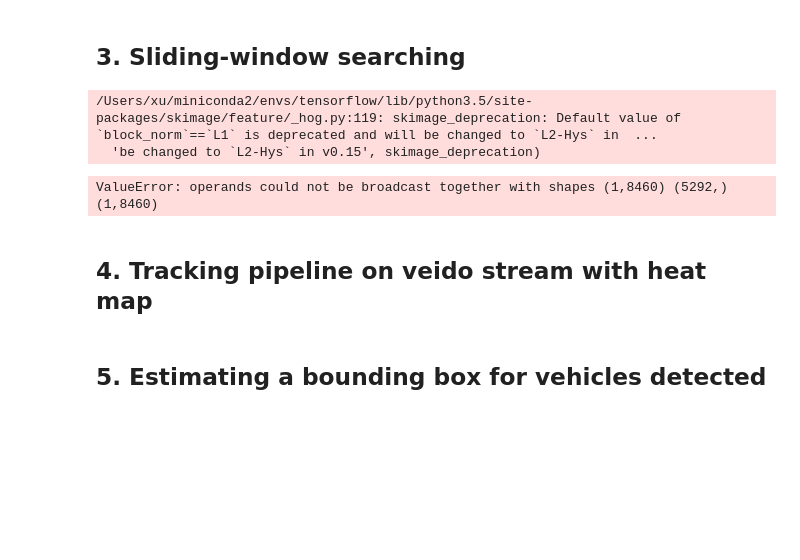
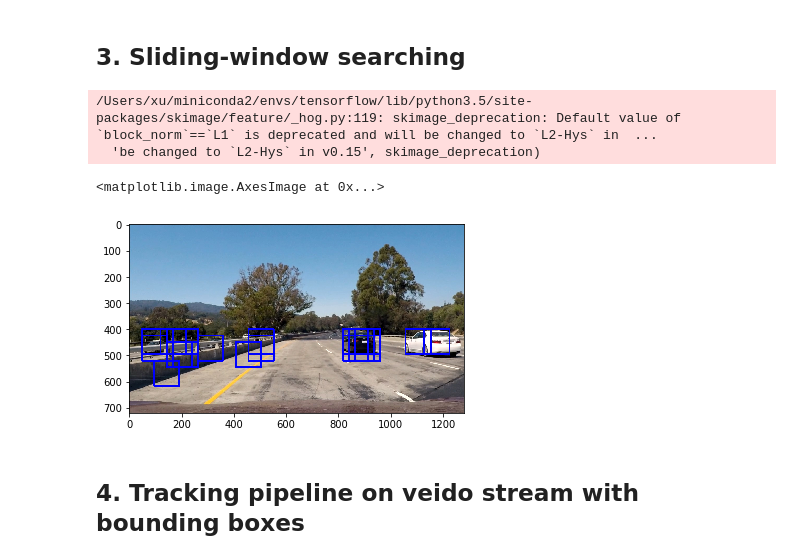
Before and after one commit to DataShrimp/CarND-Vehicle-Detection, a Jupyter notebook: solution.ipynb, the cells around one changed output. Cells and saved outputs as stored; diff of their text form; code cells hidden in the pictures; blank space fills up the shorter version.

```diff
--- a/solution.ipynb
+++ b/solution.ipynb
@@ -136,7 +153,7 @@ def extract_features(imgs, cspace='RGB', orient=9, pix_per_cell=8, cell_per_bloc
     # Return list of feature vectors
     return features
 # %%
-colorspace = 'HLS'
+colorspace = 'YCrCb'
 orient = 9
 pix_per_cell = 8
 cell_per_block = 2
@@ -173,25 +190,6 @@ def convert_color(img, conv='RGB2YCrCb'):
         return cv2.cvtColor(img, cv2.COLOR_BGR2YCrCb)
     if conv == 'RGB2LUV':
         return cv2.cvtColor(img, cv2.COLOR_RGB2LUV)
-
-def get_hog_features(img, orient, pix_per_cell, cell_per_block,
-                        vis=False, feature_vec=True):
-    # Call with two outputs if vis==True
-    if vis == True:
-        features, hog_image = hog(img, orientations=orient,
-                                  pixels_per_cell=(pix_per_cell, pix_per_cell),
-                                  cells_per_block=(cell_per_block, cell_per_block),
-                                  transform_sqrt=False,
-                                  visualise=vis, feature_vector=feature_vec)
-        return features, hog_image
-    # Otherwise call with one output
-    else:
-        features = hog(img, orientations=orient,
-                       pixels_per_cell=(pix_per_cell, pix_per_cell),
-                       cells_per_block=(cell_per_block, cell_per_block),
-                       transform_sqrt=False,
-                       visualise=vis, feature_vector=feature_vec)
-        return features
 
 def bin_spatial(img, size=(32, 32)):
     color1 = cv2.resize(img[:,:,0], size).ravel()
@@ -210,7 +208,7 @@ def color_hist(img, nbins=32):    #bins_range=(0, 256)
     return hist_features
 
 def find_cars(img, ystart, ystop, scale, svc, X_scaler, orient, pix_per_cell, cell_per_block, spatial_size, hist_bins):
-
+    bbox_list = []
     draw_img = np.copy(img)
     img = img.astype(np.float32)/255
 
@@ -263,7 +261,6 @@ def find_cars(img, ystart, ystop, scale, svc, X_scaler, orient, pix_per_cell, ce
 
             # Scale features and make a prediction
             test_features = X_scaler.transform(np.hstack((spatial_features, hist_features, hog_features)).reshape(1, -1))
-            #test_features = X_scaler.transform(np.hstack((shape_feat, hist_feat)).reshape(1, -1))
             test_prediction = svc.predict(test_features)
 
             if test_prediction == 1:
@@ -271,22 +268,21 @@ def find_cars(img, ystart, ystop, scale, svc, X_scaler, orient, pix_per_cell, ce
                 ytop_draw = np.int(ytop*scale)
                 win_draw = np.int(window*scale)
                 cv2.rectangle(draw_img,(xbox_left, ytop_draw+ystart),(xbox_left+win_draw,ytop_draw+win_draw+ystart),(0,0,255),6)
-
-    return draw_img
+                bbox_list.append(((xbox_left, ytop_draw+ystart),(xbox_left+win_draw,ytop_draw+win_draw+ystart)))
+    return draw_img, bbox_list
 # %%
 img = mpimg.imread('test_images/test1.jpg')
 ystart = 400
 ystop = 656
 scale = 1.5
 spatial_size = (32,32)
 hist_bins = 32
-out_img = find_cars(img, ystart, ystop, scale, svc, X_scaler, orient, pix_per_cell, cell_per_block, spatial_size, hist_bins)
+out_img, bbox_list = find_cars(img, ystart, ystop, scale, svc, X_scaler, orient, pix_per_cell, cell_per_block, spatial_size, hist_bins)
 plt.imshow(out_img)
 # %% [output]
 /Users/xu/miniconda2/envs/tensorflow/lib/python3.5/site-packages/skimage/feature/_hog.py:119: skimage_deprecation: Default value of `block_norm`==`L1` is deprecated and will be changed to `L2-Hys` in  ...
   'be changed to `L2-Hys` in v0.15', skimage_deprecation)
-ValueError: operands could not be broadcast together with shapes (1,8460) (5292,) (1,8460)
+<matplotlib.image.AxesImage at 0x...>
+[figure, added]
 # %% [markdown]
-## 4. Tracking pipeline on veido stream with heat map
+## 4. Tracking pipeline on veido stream with bounding boxes
-# %% [markdown]
-## 5. Estimating a bounding box for vehicles detected
```
Also changed, not shown: parts of 6 cells of this notebook.
